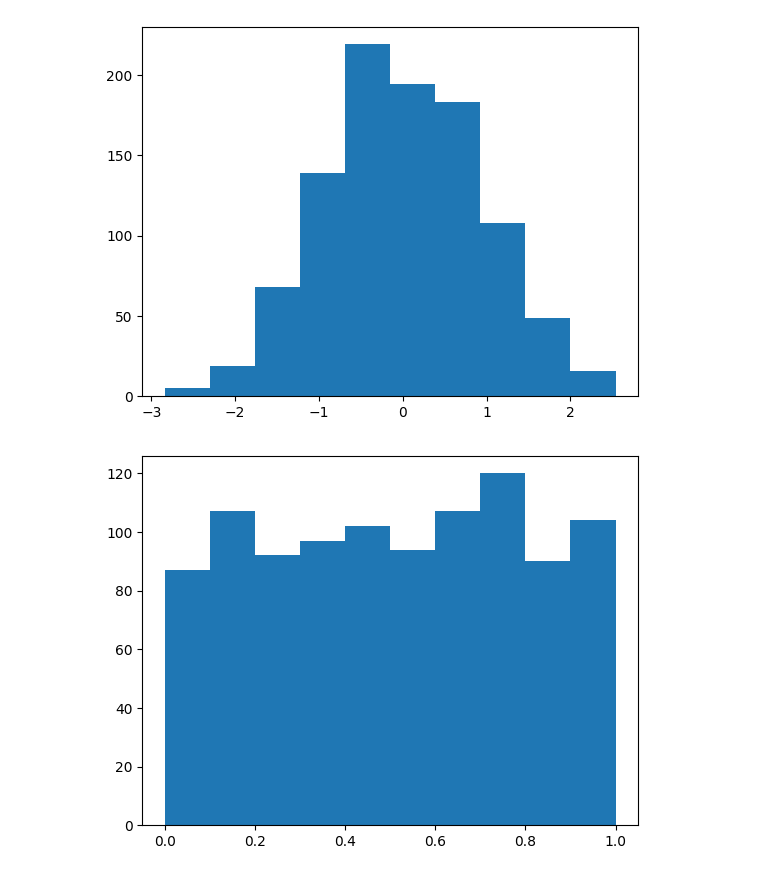
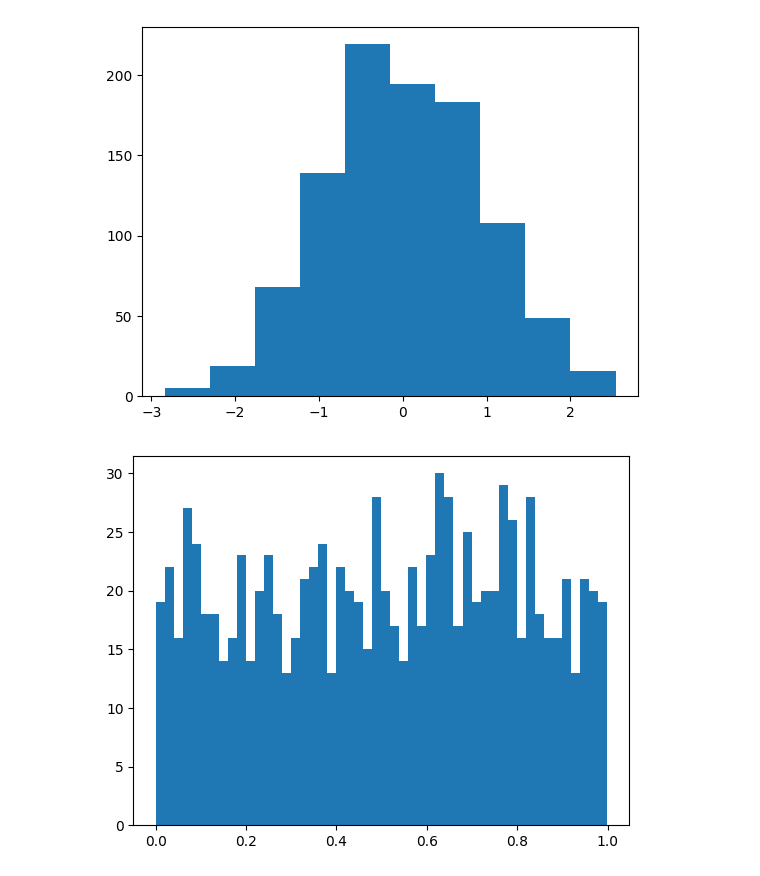
Before and after one commit to AtharvPat/MACHINE-LEARNING_DATA-SCIENCE-, a Jupyter notebook: MATPLOTLIB_ASSIGNMENT/plt_assignment.ipynb, the cells around one changed output. Cells and saved outputs as stored; diff of their text form; code cells hidden in the pictures.

```diff
--- a/MATPLOTLIB_ASSIGNMENT/plt_assignment.ipynb
+++ b/MATPLOTLIB_ASSIGNMENT/plt_assignment.ipynb
@@ -137,9 +137,9 @@ ax.hist(x)
 # %%
 # Create a NumPy array of 1000 random numbers and save it to X
 x = np.random.rand(1000)
 
 # Create a histogram plot of X
 fig, ax = plt.subplots()
-ax.hist(x);
+ax.hist(x, bins=50);
 # %% [output]
-[figure, old version]
+[figure, new version]
```
Also changed, not shown: parts of 23 cells of this notebook.
